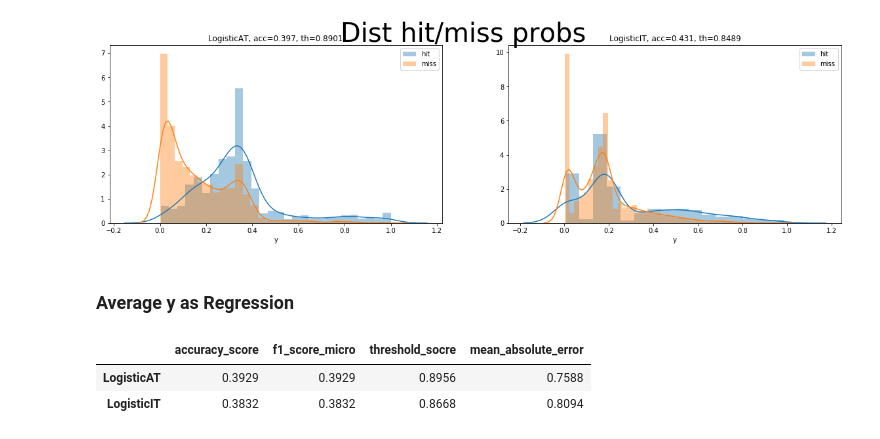
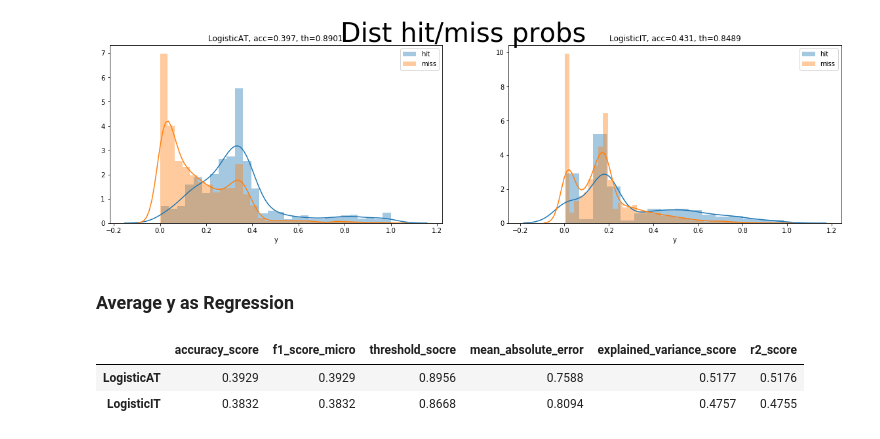
Before and after one commit to shlomihod/deep-text-eval, a Jupyter notebook: features2prediction/weebit/ordinal-regression.ipynb, the cells around one changed output. Saved outputs shown, nothing was run; the diff lists cells and outputs as text; code cells hidden in the pictures.

```diff
--- a/features2prediction/weebit/ordinal-regression.ipynb
+++ b/features2prediction/weebit/ordinal-regression.ipynb
@@ -67,7 +67,7 @@ http://ttic.uchicago.edu/~nati/Publications/RennieSrebroIJCAI05.pdf
 # %%
 import itertools
 import functools
-from sklearn.metrics import mean_absolute_error, mean_squared_error,\
+from sklearn.metrics import mean_absolute_error, mean_squared_error, explained_variance_score, r2_score,\
                             classification_report, accuracy_score, confusion_matrix, f1_score
 
 
@@ -82,13 +82,13 @@ def calc_metrics(model, X_test, y_test):
     y_pred = model.predict(X_test).flatten()
 
     y_pred_classes = np.clip(y_pred.round().astype(int), 0, 4)
-    #return y_pred, y_pred_classes
-    #print(y_pred_classes)
+
     metrics = {}
 
     metrics.update({metrics.__name__: metrics(y_test, y_pred) for metrics in [mean_absolute_error,
                                                                       mean_squared_error,
-
+                                                                      explained_variance_score,                                                                      explained_variance_score,
+                                                                      r2_score
     ]})
 
     metrics.update({metrics.__name__: metrics(y_test, y_pred_classes) for metrics in [accuracy_score,
@@ -167,7 +167,7 @@ f.suptitle('Dist hit/miss probs', fontsize=40);
 # %%
 import itertools
 import functools
-from sklearn.metrics import mean_absolute_error, mean_squared_error,\
+from sklearn.metrics import mean_absolute_error, mean_squared_error, explained_variance_score, r2_score,\
                             classification_report, accuracy_score, confusion_matrix, f1_score
 
 
@@ -188,6 +188,8 @@ def calc_metrics(model, X_test, y_test):
 
     metrics.update({metrics.__name__: metrics(y_test, y_pred_avg) for metrics in [mean_absolute_error,
                                                                       mean_squared_error,
+                                                                      explained_variance_score,                                                                      explained_variance_score,
+                                                                      r2_score
 
     ]})
 
@@ -204,12 +206,12 @@ evaluation_df = pd.DataFrame({name: calc_metrics(model, X_test, y_test) for name
                              if name in ['LogisticAT', 'LogisticIT']}).transpose()
 evaluation_df = evaluation_df.sort_values('threshold_socre', ascending=False)
 # %%
-summary_evaluation_df = (evaluation_df[['accuracy_score', 'f1_score_micro', 'threshold_socre', 'mean_absolute_error']]
+summary_evaluation_df = (evaluation_df[['accuracy_score', 'f1_score_micro', 'threshold_socre', 'mean_absolute_error', 'explained_variance_score', 'r2_score']]
      .astype(float).round(4))
 summary_evaluation_df
 # %% [output]
-|  | accuracy_score | f1_score_micro | threshold_socre | mean_absolute_error |
-| LogisticAT | 0.3929 | 0.3929 | 0.8956 | 0.7588 |
-| LogisticIT | 0.3832 | 0.3832 | 0.8668 | 0.8094 |
+|  | accuracy_score | f1_score_micro | threshold_socre | mean_absolute_error | explained_variance_score | r2_score |
+| LogisticAT | 0.3929 | 0.3929 | 0.8956 | 0.7588 | 0.5177 | 0.5176 |
+| LogisticIT | 0.3832 | 0.3832 | 0.8668 | 0.8094 | 0.4757 | 0.4755 |
 # %%
 summary_evaluation_df.to_excel('probs_avg_ordinal_regression_evaluation.xlsx')
```
Also changed, not shown: 8 other files.
